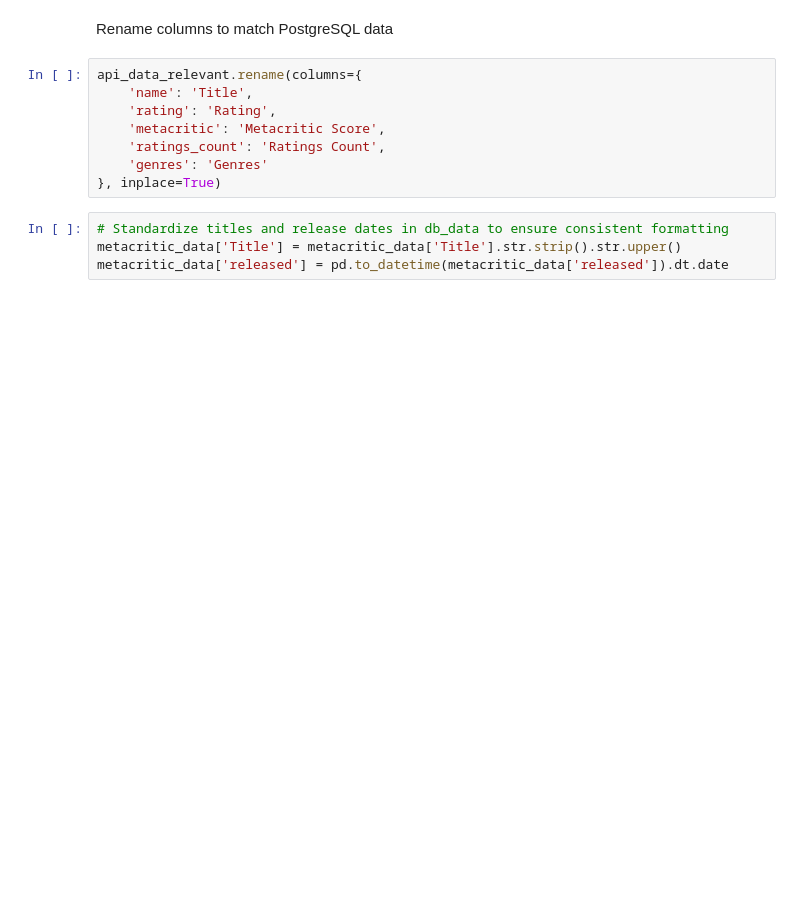
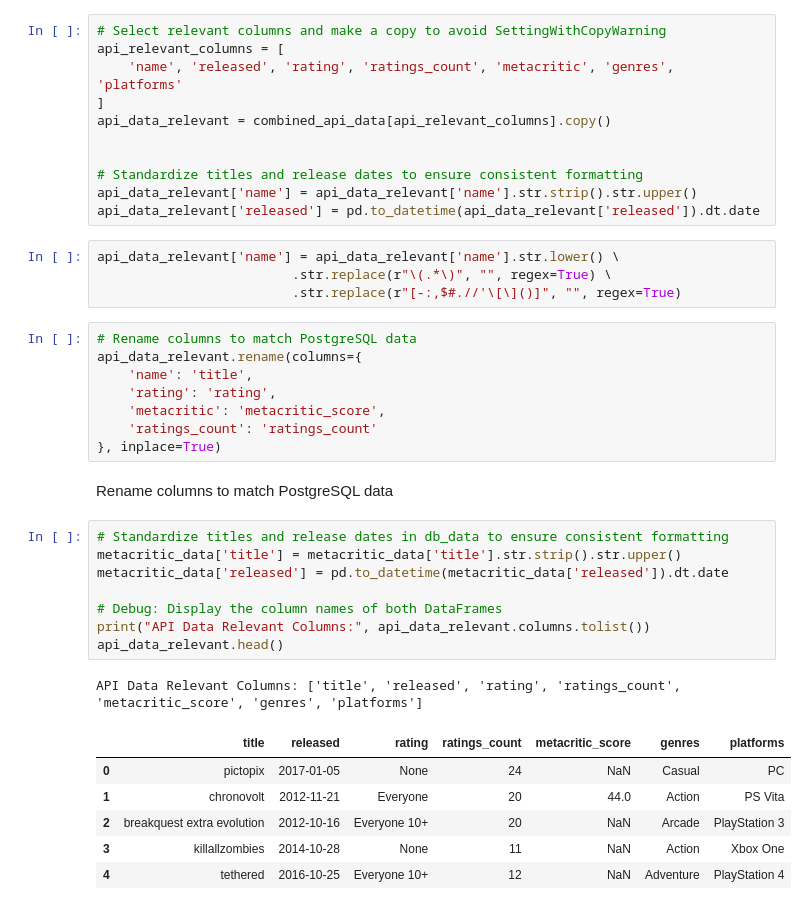
Before and after one commit to juancbuitrago/ETL-Proyect, a Jupyter notebook: notebooks/eda_004.ipynb, the cells around one changed output. Drawn from its saved outputs; the diff is of its cells as text; blank space fills up the shorter version.

```diff
--- a/notebooks/eda_004.ipynb
+++ b/notebooks/eda_004.ipynb
@@ -306,14 +293,41 @@ NameError: name 'CASUAL' is not defined
+# %%
+# Select relevant columns and make a copy to avoid SettingWithCopyWarning
+api_relevant_columns = [
+    'name', 'released', 'rating', 'ratings_count', 'metacritic', 'genres', 'platforms'
+]
+api_data_relevant = combined_api_data[api_relevant_columns].copy()
+
+
+# Standardize titles and release dates to ensure consistent formatting
+api_data_relevant['name'] = api_data_relevant['name'].str.strip().str.upper()
+api_data_relevant['released'] = pd.to_datetime(api_data_relevant['released']).dt.date
+# %%
+api_data_relevant['name'] = api_data_relevant['name'].str.lower() \
+                         .str.replace(r"\(.*\)", "", regex=True) \
+                         .str.replace(r"[-:,$#.//'\[\]()]", "", regex=True)
+# %%
+# Rename columns to match PostgreSQL data
+api_data_relevant.rename(columns={
+    'name': 'title',
+    'rating': 'rating',
+    'metacritic': 'metacritic_score',
+    'ratings_count': 'ratings_count'
+}, inplace=True)
 # %% [markdown]
 Rename columns to match PostgreSQL data
-# %%
-api_data_relevant.rename(columns={
-    'name': 'Title',
-    'rating': 'Rating',
-    'metacritic': 'Metacritic Score',
-    'ratings_count': 'Ratings Count',
-    'genres': 'Genres'
-}, inplace=True)
 # %%
 # Standardize titles and release dates in db_data to ensure consistent formatting
-metacritic_data['Title'] = metacritic_data['Title'].str.strip().str.upper()
+metacritic_data['title'] = metacritic_data['title'].str.strip().str.upper()
 metacritic_data['released'] = pd.to_datetime(metacritic_data['released']).dt.date
+
+# Debug: Display the column names of both DataFrames
+print("API Data Relevant Columns:", api_data_relevant.columns.tolist())
+api_data_relevant.head()
+# %% [output]
+API Data Relevant Columns: ['title', 'released', 'rating', 'ratings_count', 'metacritic_score', 'genres', 'platforms']
+|  | title | released | rating | ratings_count | metacritic_score | genres | platforms |
+| 0 | pictopix | 2017-01-05 | None | 24 | NaN | Casual | PC |
+| 1 | chronovolt | 2012-11-21 | Everyone | 20 | 44.0 | Action | PS Vita |
+| 2 | breakquest extra evolution | 2012-10-16 | Everyone 10+ | 20 | NaN | Arcade | PlayStation 3 |
+| 3 | killallzombies | 2014-10-28 | None | 11 | NaN | Action | Xbox One |
+| 4 | tethered | 2016-10-25 | Everyone 10+ | 12 | NaN | Adventure | PlayStation 4 |
```
Also changed, not shown: parts of 17 cells of this notebook, 2 other files.
